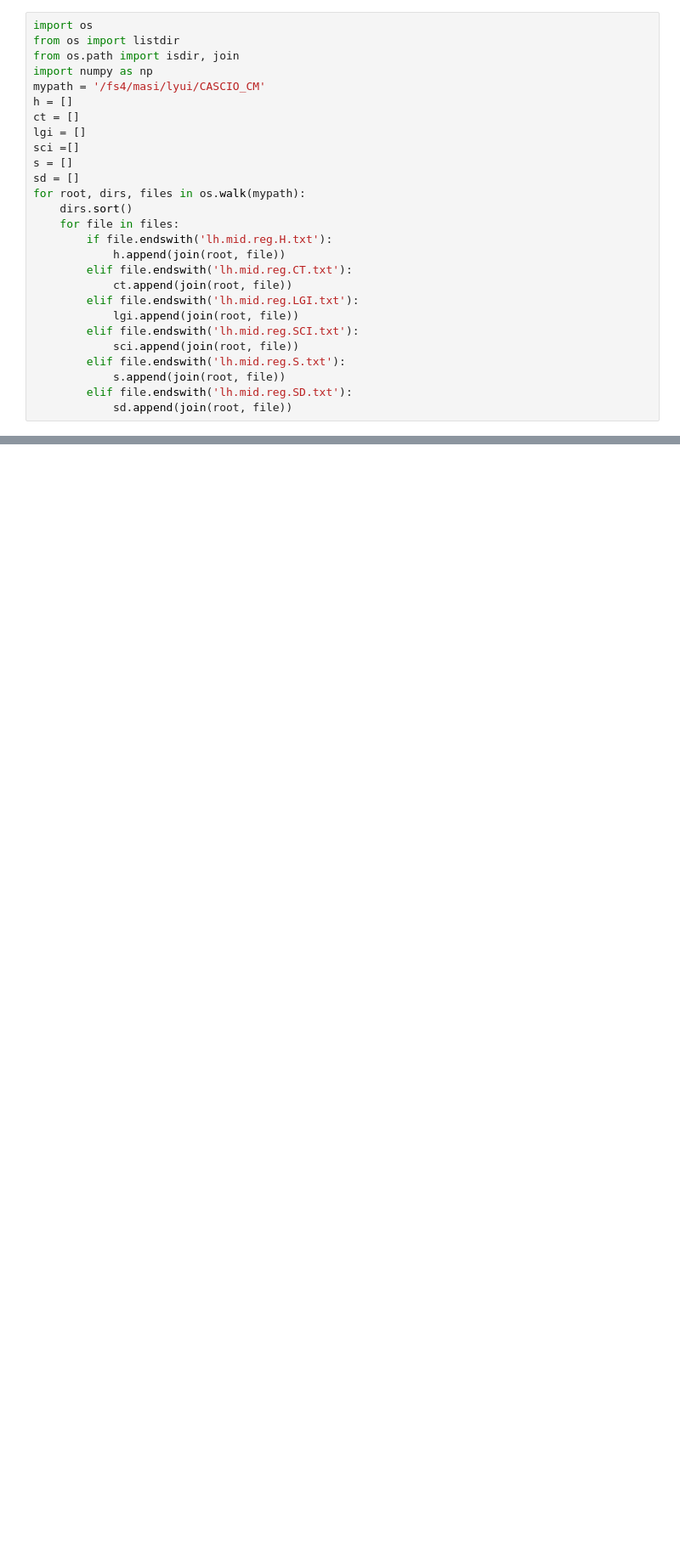
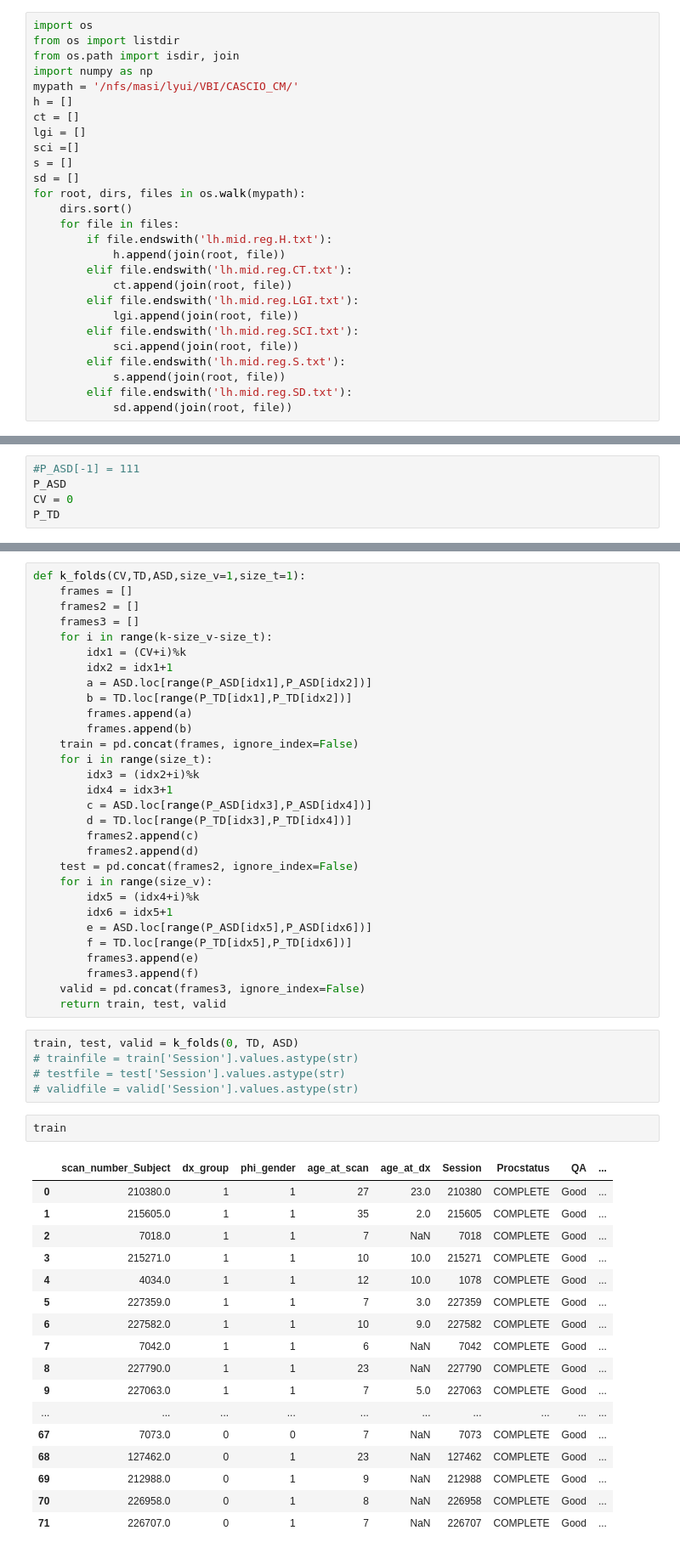
Before and after one commit to LyH88/Research, a Jupyter notebook: Sperical Unet.ipynb, the cells around one changed output, grey strips where cells are left out. Shown at 85% size. Cells and saved outputs as stored; diff of their text form; blank space fills up the shorter version.

```diff
--- a/Sperical Unet.ipynb
+++ b/Sperical Unet.ipynb
@@ -3,7 +3,7 @@ import os
 from os import listdir
 from os.path import isdir, join
 import numpy as np
-mypath = '/fs4/masi/lyui/CASCIO_CM'
+mypath = '/nfs/masi/lyui/VBI/CASCIO_CM/'
 h = []
 ct = []
 lgi = []
@@ -61,0 +614,5 @@ for i in len(list):
+# %%
+#P_ASD[-1] = 111
+P_ASD
+CV = 0
+P_TD
@@ -61,0 +621,55 @@ for i in len(list):
+# %%
+def k_folds(CV,TD,ASD,size_v=1,size_t=1):
+    frames = []
+    frames2 = []
+    frames3 = []
+    for i in range(k-size_v-size_t):
+        idx1 = (CV+i)%k
+        idx2 = idx1+1
+        a = ASD.loc[range(P_ASD[idx1],P_ASD[idx2])]
+        b = TD.loc[range(P_TD[idx1],P_TD[idx2])]
+        frames.append(a)
+        frames.append(b)
+    train = pd.concat(frames, ignore_index=False)
+    for i in range(size_t):
+        idx3 = (idx2+i)%k
+        idx4 = idx3+1
+        c = ASD.loc[range(P_ASD[idx3],P_ASD[idx4])]
+        d = TD.loc[range(P_TD[idx3],P_TD[idx4])]
+        frames2.append(c)
+        frames2.append(d)
+    test = pd.concat(frames2, ignore_index=False)
+    for i in range(size_v):
+        idx5 = (idx4+i)%k
+        idx6 = idx5+1
+        e = ASD.loc[range(P_ASD[idx5],P_ASD[idx6])]
+        f = TD.loc[range(P_TD[idx5],P_TD[idx6])]
+        frames3.append(e)
+        frames3.append(f)
+    valid = pd.concat(frames3, ignore_index=False)
+    return train, test, valid
+# %%
+train, test, valid = k_folds(0, TD, ASD)
+# trainfile = train['Session'].values.astype(str)
+# testfile = test['Session'].values.astype(str)
+# validfile = valid['Session'].values.astype(str)
+# %%
+train
+# %% [output]
+|  | scan_number_Subject | dx_group | phi_gender | age_at_scan | age_at_dx | Session | Procstatus | QA | ... |
+| 0 | 210380.0 | 1 | 1 | 27 | 23.0 | 210380 | COMPLETE | Good | ... |
+| 1 | 215605.0 | 1 | 1 | 35 | 2.0 | 215605 | COMPLETE | Good | ... |
+| 2 | 7018.0 | 1 | 1 | 7 | NaN | 7018 | COMPLETE | Good | ... |
+| 3 | 215271.0 | 1 | 1 | 10 | 10.0 | 215271 | COMPLETE | Good | ... |
+| 4 | 4034.0 | 1 | 1 | 12 | 10.0 | 1078 | COMPLETE | Good | ... |
+| 5 | 227359.0 | 1 | 1 | 7 | 3.0 | 227359 | COMPLETE | Good | ... |
+| 6 | 227582.0 | 1 | 1 | 10 | 9.0 | 227582 | COMPLETE | Good | ... |
+| 7 | 7042.0 | 1 | 1 | 6 | NaN | 7042 | COMPLETE | Good | ... |
+| 8 | 227790.0 | 1 | 1 | 23 | NaN | 227790 | COMPLETE | Good | ... |
+| 9 | 227063.0 | 1 | 1 | 7 | 5.0 | 227063 | COMPLETE | Good | ... |
+| ... | ... | ... | ... | ... | ... | ... | ... | ... | ... |
+| 67 | 7073.0 | 0 | 0 | 7 | NaN | 7073 | COMPLETE | Good | ... |
+| 68 | 127462.0 | 0 | 1 | 23 | NaN | 127462 | COMPLETE | Good | ... |
+| 69 | 212988.0 | 0 | 1 | 9 | NaN | 212988 | COMPLETE | Good | ... |
+| 70 | 226958.0 | 0 | 1 | 8 | NaN | 226958 | COMPLETE | Good | ... |
+| 71 | 226707.0 | 0 | 1 | 7 | NaN | 226707 | COMPLETE | Good | ... |
```
Also changed, not shown: parts of 70 cells of this notebook.
